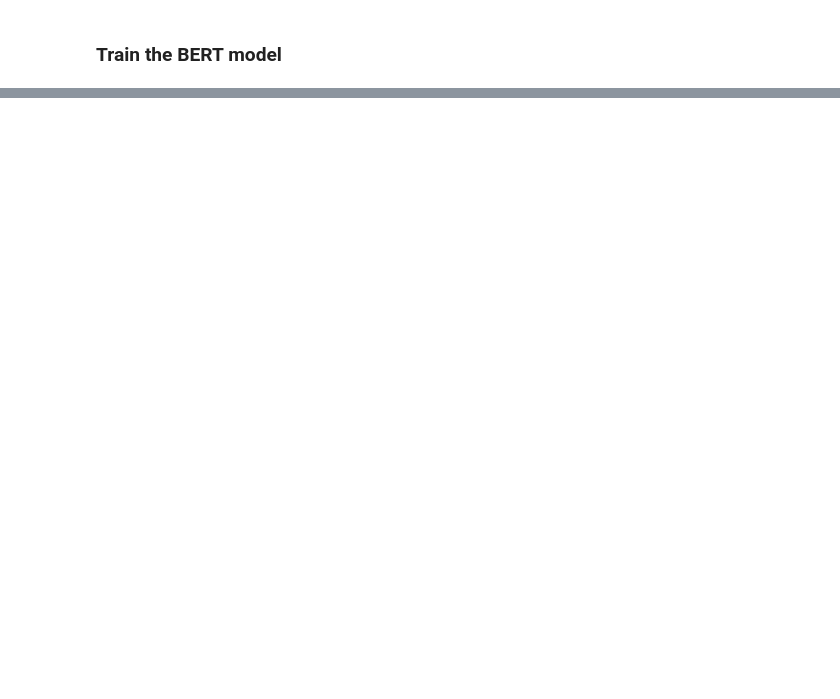
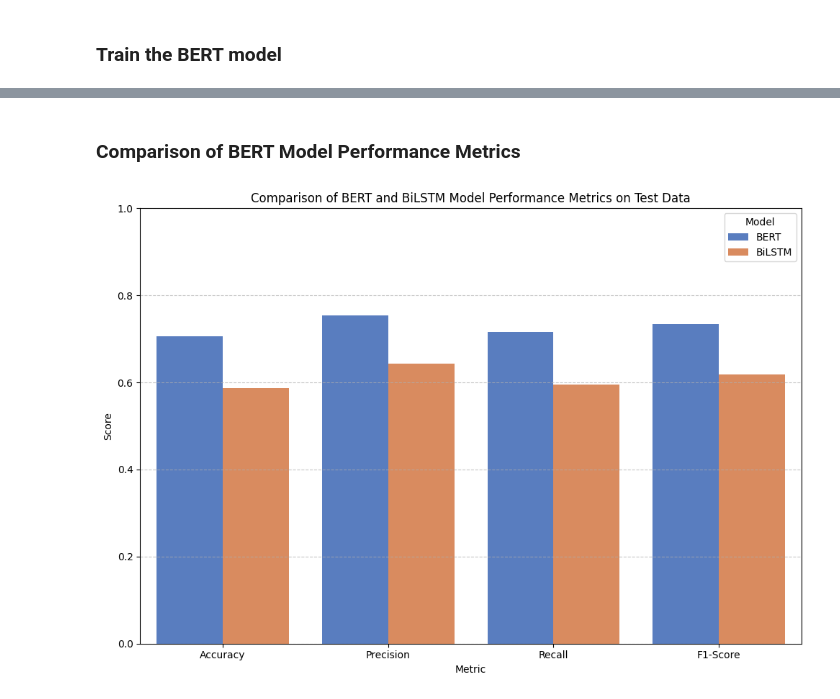
Before and after one commit to ecruanes8/EC523_FactOrFiction, a Jupyter notebook: Fact_or_Fiction.ipynb, the cells around one changed output, grey strips where cells are left out. Cells and saved outputs as stored; diff of their text form; code cells hidden in the pictures; blank space fills up the shorter version.

```diff
--- a/Fact_or_Fiction.ipynb
+++ b/Fact_or_Fiction.ipynb
@@ -803,0 +844,46 @@ False/Barely-True/Pants-Fire       0.72      0.70      0.71       553
+# %% [markdown]
+### Comparison of BERT Model Performance Metrics
+# %%
+import matplotlib.pyplot as plt
+import pandas as pd
+import seaborn as sns
+
+# Metrics for BERT model (from previous cell outputs)
+bert_accuracy = test_accuracy / len(test_dataloader)
+bert_precision = precision
+bert_recall = recall
+bert_f1 = f1
+
+# Metrics for BiLSTM model (from previous cell outputs)
+# test_acc is the accuracy of BiLSTM
+bilstm_accuracy = test_acc
+
+# Create a DataFrame for BERT metrics
+bert_metrics_df = pd.DataFrame({
+    'Model': 'BERT',
+    'Metric': ['Accuracy', 'Precision', 'Recall', 'F1-Score'],
+    'Score': [bert_accuracy, bert_precision, bert_recall, bert_f1]
+})
+
+# Create a DataFrame for BiLSTM metrics
+bilstm_metrics_df = pd.DataFrame({
+    'Model': 'BiLSTM',
+    'Metric': ['Accuracy', 'Precision', 'Recall', 'F1-Score'],
+    'Score': [bilstm_accuracy, bilstm_precision, bilstm_recall, bilstm_f1]
+})
+
+# Combine both DataFrames
+combined_metrics_df = pd.concat([bert_metrics_df, bilstm_metrics_df])
+
+plt.figure(figsize=(10, 7))
+sns.barplot(x='Metric', y='Score', hue='Model', data=combined_metrics_df, palette='muted')
+plt.ylim(0, 1) # Metrics are between 0 and 1
+plt.title('Comparison of BERT and BiLSTM Model Performance Metrics on Test Data')
+plt.ylabel('Score')
+plt.xlabel('Metric')
+plt.grid(axis='y', linestyle='--', alpha=0.7)
+plt.legend(title='Model')
+plt.tight_layout()
+plt.show()
+# %% [output]
+[figure, added]
```
Also changed, not shown: parts of 31 cells of this notebook.
